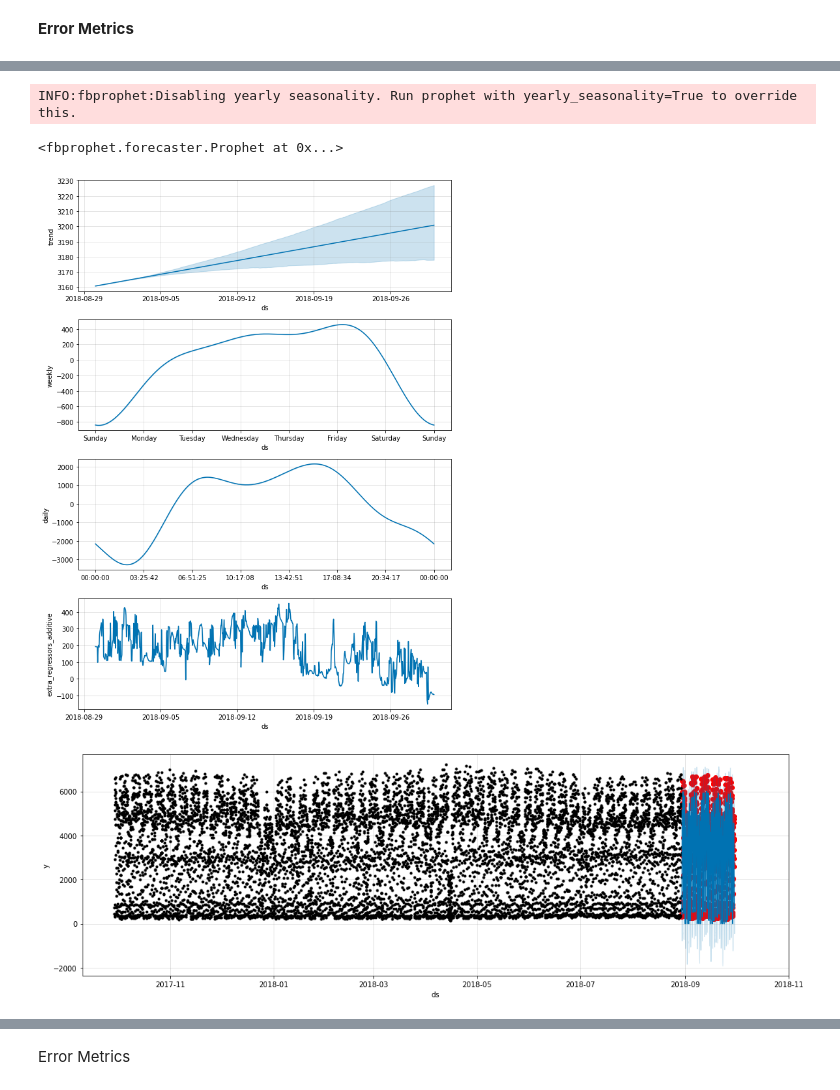
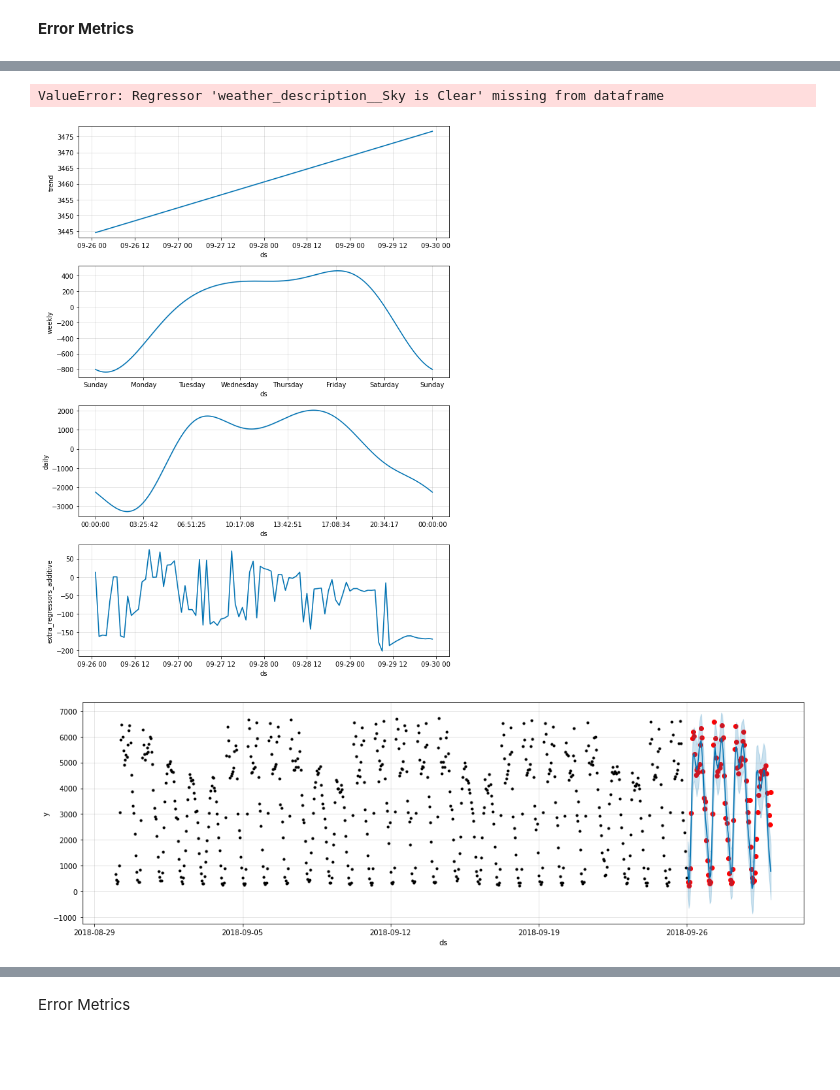
Before and after one commit to amine-akrout/Time-series-forecasting, a Jupyter notebook: Time_series_forecasting_using_Prophet.ipynb, the cells around one changed output, grey strips where cells are left out. Saved outputs shown, nothing was run; the diff lists cells and outputs as text; code cells hidden in the pictures; blank space fills up the shorter version.

```diff
--- a/Time_series_forecasting_using_Prophet.ipynb
+++ b/Time_series_forecasting_using_Prophet.ipynb
@@ -141,9 +143,10 @@ Test Mean Absolute percentage Error: 64.9897839368123
 # %% [markdown]
 **Adding Regressor**
 # %%
+%%time
 # Setup and train model with holidays
-model_with_temp = Prophet()
+model_with_temp = Prophet(weekly_seasonality=True)
 model_with_temp.add_regressor('temp')
-model_with_temp.fit(df=ts_train.reset_index(drop=True).rename(columns={'date_time':'ds', 'traffic_volume':'y'}))
+model_with_temp.fit(df=ts_train)
 # %% [output]
 INFO:fbprophet:Disabling yearly seasonality. Run prophet with yearly_seasonality=True to override this.
@@ -198,10 +202,10 @@ Test Mean Absolute percentage Error: 39.493887786471085
 # %%
+%%time
 # Setup and train model with many regressors
-model_reg = Prophet()
+model_reg = Prophet(weekly_seasonality=True, daily_seasonality= True)
 model_reg.add_regressor('temp')
 model_reg.add_regressor('rain_1h')
 model_reg.add_regressor('snow_1h')
 model_reg.add_regressor('clouds_all')
-#model_reg.add_regressor('weather_main')
-#model_reg.add_regressor('weather_description')
+model_reg.fit(df=ts_train)
 # %% [output]
@@ -209,2 +214,0 @@ model_reg.add_regressor('clouds_all')
-# %%
-model_reg.fit(df=ts_train.reset_index(drop=True).rename(columns={'date_time':'ds', 'traffic_volume':'y'}))
@@ -334,24 +287,35 @@ model_all_reg.add_regressor('weather_description__thunderstorm with light rain')
-# %%
-model_all_reg.fit(df=ts_train_dm.reset_index(drop=True).rename(columns={'date_time':'ds', 'traffic_volume':'y'}))
-# %% [output]
-INFO:fbprophet:Disabling yearly seasonality. Run prophet with yearly_seasonality=True to override this.
-<fbprophet.forecaster.Prophet at 0x...>
+# %%
+%%time
+# Setup and train model with many regressors
+add_col = ['temp', 'rain_1h', 'snow_1h', 'clouds_all', 'weather_main__Clear', 'weather_main__Clouds',
+           'weather_main__Drizzle','weather_main__Haze', 'weather_main__Rain', 'weather_description__Sky is Clear',
+           'weather_description__broken clouds', 'weather_description__few clouds', 'weather_description__haze',
+           'weather_description__light intensity drizzle', 'weather_description__light rain',
+           'weather_description__overcast clouds', 'weather_description__scattered clouds','weather_description__sky is clear']
+
+model_all_reg = Prophet(weekly_seasonality=True, daily_seasonality= True)
+for reg in add_col:
+    model_all_reg.add_regressor(reg)
+
+model_all_reg.fit(df=ts_train_dm)
+# %% [output]
+ValueError: Regressor 'weather_description__Sky is Clear' missing from dataframe
 # %%
-ts_test_fcst_all = model_reg.predict(df=ts_test_dm.reset_index(drop=True).rename(columns={'date_time':'ds'}))
-ts_test_fcst_all.yhat[ts_test_fcst_all.yhat < 0] = 0
+y_pred_all = model_reg.predict(df=ts_test_dm)
+y_pred_all.yhat[y_pred_all.yhat < 0] = 0
 # %%
-fig2 = model_reg.plot_components(ts_test_fcst_all)
+fig2 = model_reg.plot_components(y_pred_all)
 # %% [output]
-[figure, old version]
+[figure, new version]
 # %%
 # Plot the forecast with the actuals
 f, ax = plt.subplots(1)
 f.set_figheight(5)
 f.set_figwidth(15)
-ax.scatter(ts_test.index, ts_test.traffic_volume, color='r')
-fig2 = model_with_temp.plot(ts_test_fcst_all, ax=ax)
+ax.scatter(ts_test.index, ts_test.y, color='r')
+fig2 = model_with_temp.plot(y_pred_all, ax=ax)
 # %% [output]
-[figure, old version]
+[figure, new version]
 # %%
 # Plot the forecast with the actuals
 f, ax = plt.subplots(1)
```
Also changed, not shown: parts of 46 cells of this notebook, 1 other file.
